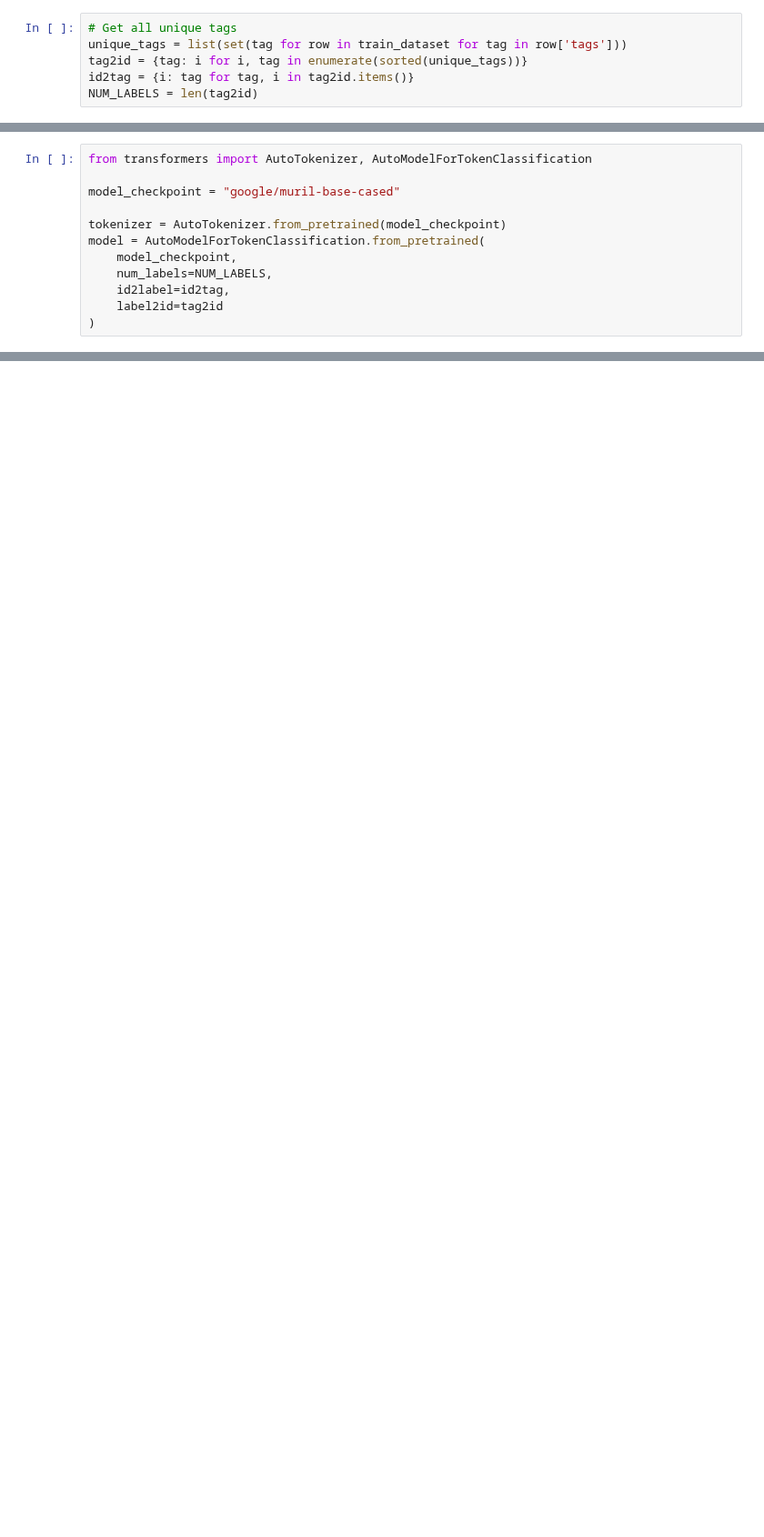
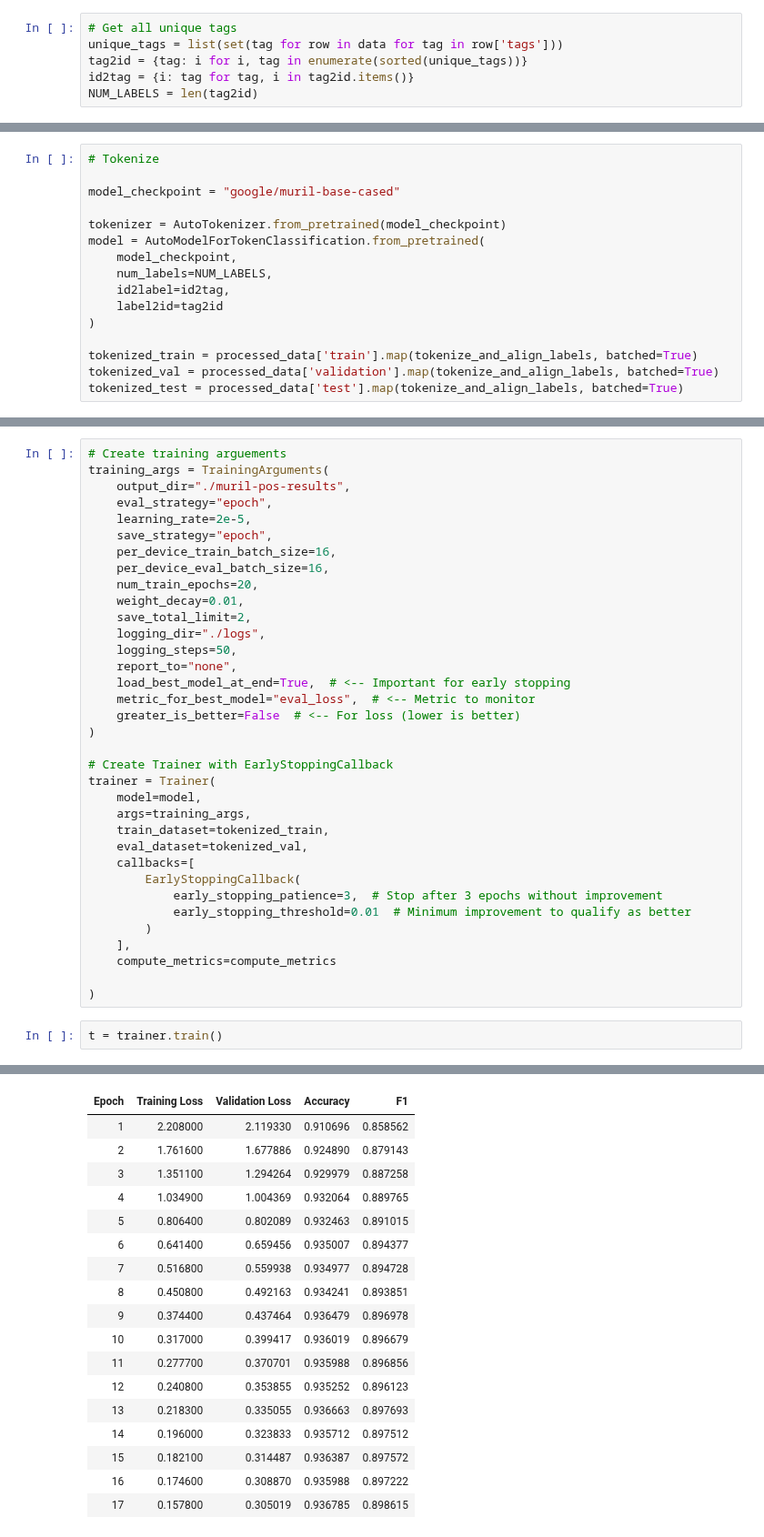
Before and after one commit to Rudra-prasad-tarai/nlpInternship, a Jupyter notebook: POSTaggerMuril.ipynb, the cells around one changed output, grey strips where cells are left out. Shown at 91% size. Saved outputs shown, nothing was run; the diff lists cells and outputs as text; blank space fills up the shorter version.

Commit message:
Kaggle Notebook | POSTaggerMuril | Version 3

```diff
--- a/POSTaggerMuril.ipynb
+++ b/POSTaggerMuril.ipynb
@@ -98,6 +163,6 @@ processed_data['train'][0]
 # %%
 # Get all unique tags
-unique_tags = list(set(tag for row in train_dataset for tag in row['tags']))
+unique_tags = list(set(tag for row in data for tag in row['tags']))
 tag2id = {tag: i for i, tag in enumerate(sorted(unique_tags))}
 id2tag = {i: tag for tag, i in tag2id.items()}
 NUM_LABELS = len(tag2id)
@@ -104,5 +173,5 @@ NUM_LABELS = len(tag2id)
 # %%
-from transformers import AutoTokenizer, AutoModelForTokenClassification
+# Tokenize
 
 model_checkpoint = "google/muril-base-cased"
 
@@ -113,3 +182,7 @@ model = AutoModelForTokenClassification.from_pretrained(
     id2label=id2tag,
     label2id=tag2id
 )
+
+tokenized_train = processed_data['train'].map(tokenize_and_align_labels, batched=True)
+tokenized_val = processed_data['validation'].map(tokenize_and_align_labels, batched=True)
+tokenized_test = processed_data['test'].map(tokenize_and_align_labels, batched=True)
@@ -265,0 +199,38 @@ weighted avg   0.887615  0.886249  0.886692     84518
+# %%
+# Create training arguements
+training_args = TrainingArguments(
+    output_dir="./muril-pos-results",
+    eval_strategy="epoch",
+    learning_rate=2e-5,
+    save_strategy="epoch",
+    per_device_train_batch_size=16,
+    per_device_eval_batch_size=16,
+    num_train_epochs=20,
+    weight_decay=0.01,
+    save_total_limit=2,
+    logging_dir="./logs",
+    logging_steps=50,
+    report_to="none",
+    load_best_model_at_end=True,  # <-- Important for early stopping
+    metric_for_best_model="eval_loss",  # <-- Metric to monitor
+    greater_is_better=False  # <-- For loss (lower is better)
+)
+
+# Create Trainer with EarlyStoppingCallback
+trainer = Trainer(
+    model=model,
+    args=training_args,
+    train_dataset=tokenized_train,
+    eval_dataset=tokenized_val,
+    callbacks=[
+        EarlyStoppingCallback(
+            early_stopping_patience=3,  # Stop after 3 epochs without improvement
+            early_stopping_threshold=0.01  # Minimum improvement to qualify as better
+        )
+    ],
+    compute_metrics=compute_metrics
+
+)
+# %%
+t = trainer.train()
+# %% [output]
@@ -265,0 +238,18 @@ weighted avg   0.887615  0.886249  0.886692     84518
+| Epoch | Training Loss | Validation Loss | Accuracy | F1 |
+| 1 | 2.208000 | 2.119330 | 0.910696 | 0.858562 |
+| 2 | 1.761600 | 1.677886 | 0.924890 | 0.879143 |
+| 3 | 1.351100 | 1.294264 | 0.929979 | 0.887258 |
+| 4 | 1.034900 | 1.004369 | 0.932064 | 0.889765 |
+| 5 | 0.806400 | 0.802089 | 0.932463 | 0.891015 |
+| 6 | 0.641400 | 0.659456 | 0.935007 | 0.894377 |
+| 7 | 0.516800 | 0.559938 | 0.934977 | 0.894728 |
+| 8 | 0.450800 | 0.492163 | 0.934241 | 0.893851 |
+| 9 | 0.374400 | 0.437464 | 0.936479 | 0.896978 |
+| 10 | 0.317000 | 0.399417 | 0.936019 | 0.896679 |
+| 11 | 0.277700 | 0.370701 | 0.935988 | 0.896856 |
+| 12 | 0.240800 | 0.353855 | 0.935252 | 0.896123 |
+| 13 | 0.218300 | 0.335055 | 0.936663 | 0.897693 |
+| 14 | 0.196000 | 0.323833 | 0.935712 | 0.897512 |
+| 15 | 0.182100 | 0.314487 | 0.936387 | 0.897572 |
+| 16 | 0.174600 | 0.308870 | 0.935988 | 0.897222 |
+| 17 | 0.157800 | 0.305019 | 0.936785 | 0.898615 |
```
Also changed, not shown: parts of 31 cells of this notebook.
